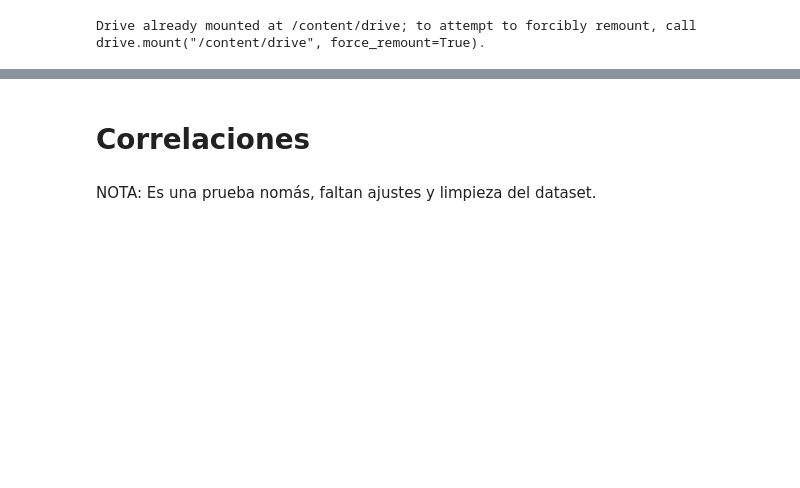
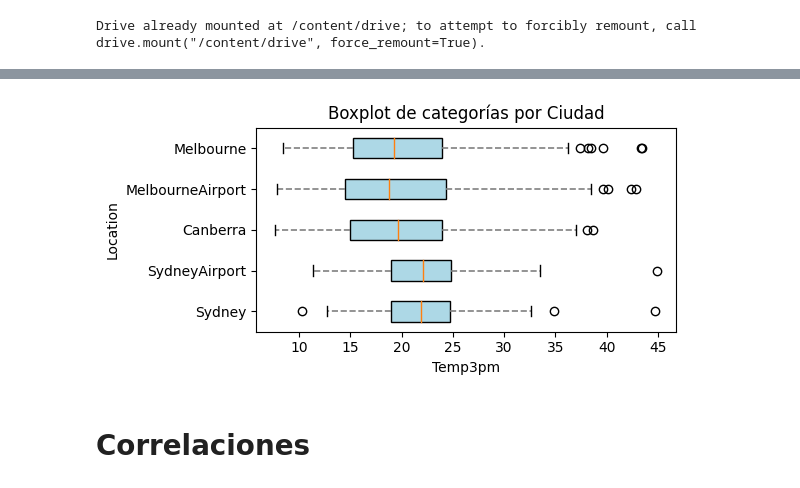
Before and after one commit to MiguelMussi/Apr_Aut_1_TP, a Jupyter notebook: TP-AA1.ipynb, the cells around one changed output, grey strips where cells are left out. Saved outputs shown, nothing was run; the diff lists cells and outputs as text; code cells hidden in the pictures; blank space fills up the shorter version.

```diff
--- a/TP-AA1.ipynb
+++ b/TP-AA1.ipynb
@@ -259,6 +315,42 @@ df_filtrado
+# %%
+#@title Boxplot de atributos variables
+
+# Variable a analizar (Disponibles)
+# Date, Location, MinTemp, MaxTemp, Rainfall, Evaporation, Sunshine
+# WindGustDir, WindGustSpeed, WindDir9am, WindDir3pm, WindSpeed9am
+# WindSpeed3pm, Humidity9am, Humidity3pm, Pressure9am, Pressure3pm
+# Cloud9am, Cloud3pm, Temp9am, Temp3pm, RainToday, RainTomorrow, RainfallTomorrow
+target = 'Temp3pm'
+
+# Configuración de estilo y tamaño del gráfico
+plt.figure(figsize=(6, 3))
+
+# Crear el gráfico de boxplot con barrios en el eje vertical y precios en el eje horizontal
+boxplot = plt.boxplot([df[df['Location'] == location][target] for location in df['Location'].unique()],
+                      vert=False,  # Boxplots horizontales
+                      patch_artist=True)  # Para personalizar colores de los cuadros
+
+# Personalizar el color de los cuadros (box) y los bigotes (whisker)
+for box in boxplot['boxes']:
+    box.set(facecolor='lightblue')
+for whisker in boxplot['whiskers']:
+    whisker.set(color='gray', linewidth=1.2, linestyle='--')
+
+# Etiquetas y título del gráfico
+plt.yticks(range(1, len(df['Location'].unique()) + 1), df['Location'].unique())  # Etiquetas en el eje y
+plt.xlabel(target)
+plt.ylabel('Location')
+plt.title('Boxplot de categorías por Ciudad')
+
+# Desactivar notación científica en el eje horizontal (precios)
+plt.ticklabel_format(axis='x', style='plain')
+
+# Mostrar el gráfico
+plt.tight_layout()
+plt.show()
+# %% [output]
+[figure, added]
 # %% [markdown]
 # Correlaciones
-# %% [markdown]
-NOTA: Es una prueba nomás, faltan ajustes y limpieza del dataset.
 # %%
 df.corr()
```
Also changed, not shown: parts of 51 cells of this notebook.
